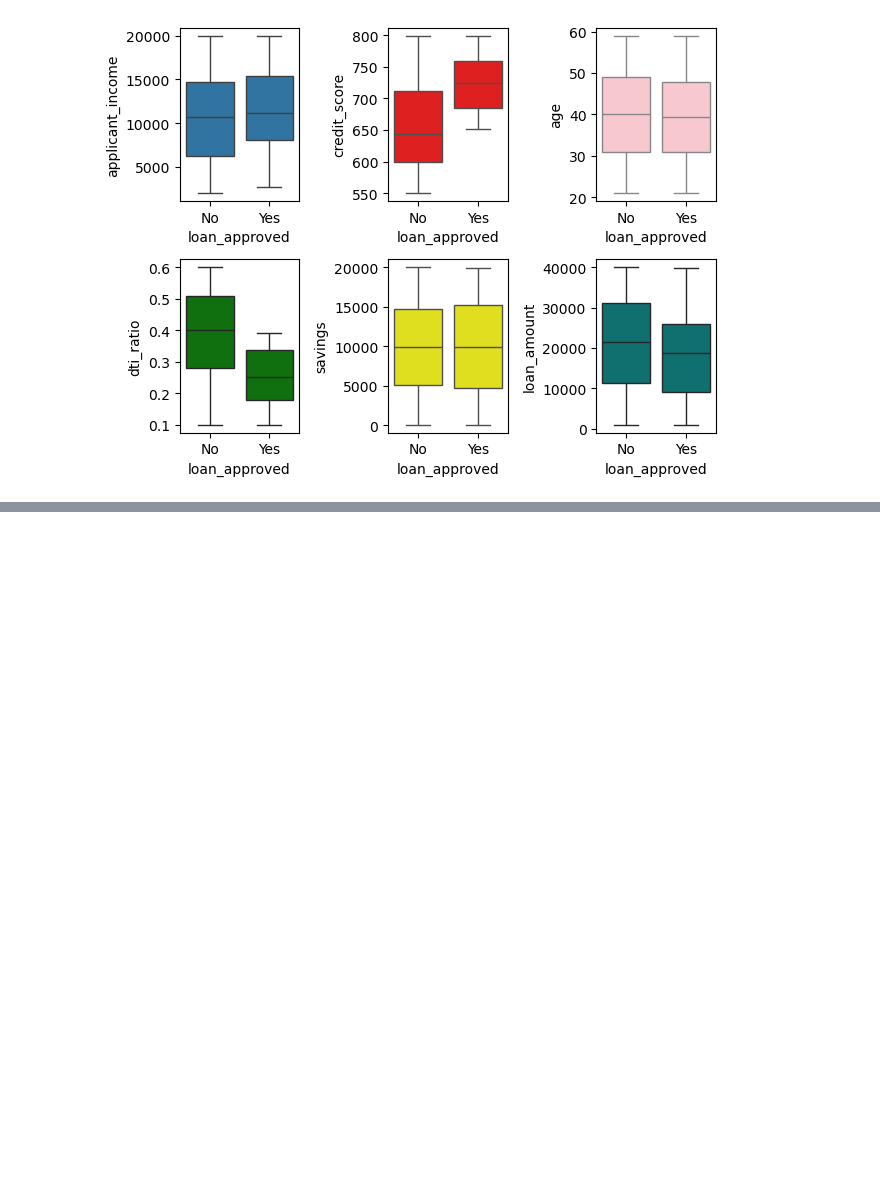
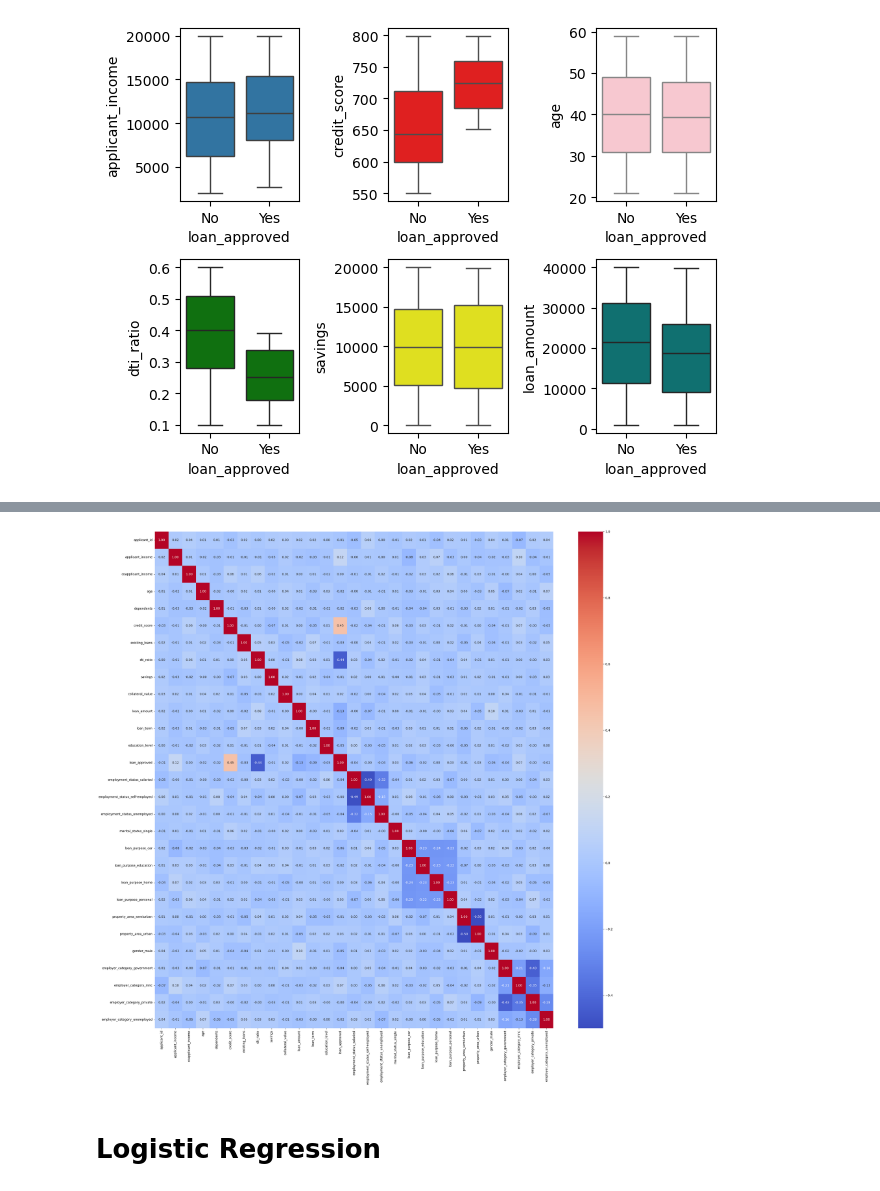
Before and after one commit to 26hardiksharma/AIML, a Jupyter notebook: Loan Approval System/main.ipynb, the cells around one changed output, grey strips where cells are left out. Saved outputs shown, nothing was run; the diff lists cells and outputs as text; code cells hidden in the pictures; blank space fills up the shorter version.

```diff
--- a/Loan Approval System/main.ipynb
+++ b/Loan Approval System/main.ipynb
@@ -202,0 +277,10 @@ plt.tight_layout()
+# %%
+one_hot_encoder = OneHotEncoder(
+    drop="first",
+    sparse_output=False,
+    handle_unknown="ignore"
+)
+one_hot_cols = ["employment_status","marital_status","loan_purpose","property_area","gender","employer_category"]
+encoded = one_hot_encoder.fit_transform(data[one_hot_cols])
+print(encoded)
+one_hot_encoder.get_feature_names_out(one_hot_cols)
@@ -202,0 +303,8 @@ plt.tight_layout()
+# %%
+encoded_df = pd.DataFrame(
+    encoded,
+    columns=one_hot_encoder.get_feature_names_out(one_hot_cols),
+    index=data.index
+)
+
+data = pd.concat([data.drop(columns=one_hot_cols),encoded_df],axis=1)
@@ -202,0 +321,5 @@ plt.tight_layout()
+# %%
+data.columns = [i.lower() for i in data.columns]
+# %%
+num_cols = data.select_dtypes("number")
+corr_matrix = num_cols.corr()
@@ -202,0 +367,13 @@ plt.tight_layout()
+# %%
+plt.figure(figsize=(25,25))
+sns.heatmap(
+    corr_matrix,
+    annot=True,
+    fmt=".2f",
+    cmap="coolwarm"
+)
+plt.tight_layout()
+
+#There doesnt exist much correlation: Dont prefer linear models. Go for decision trees.
+# %% [output]
+[figure, added]
@@ -202,0 +394,2 @@ plt.tight_layout()
+# %% [markdown]
+# Logistic Regression
```
Also changed, not shown: parts of 26 cells of this notebook, 1 other file.
